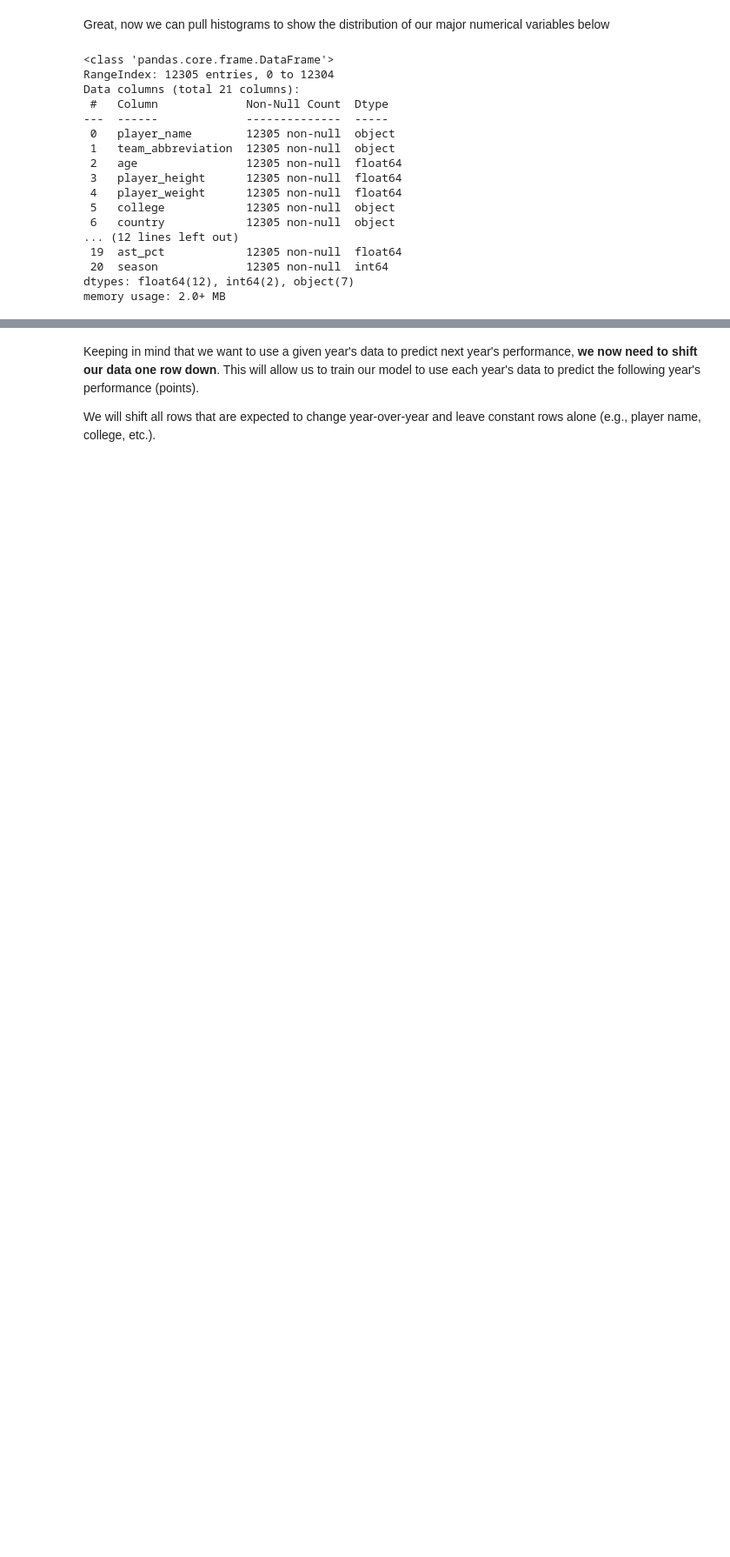
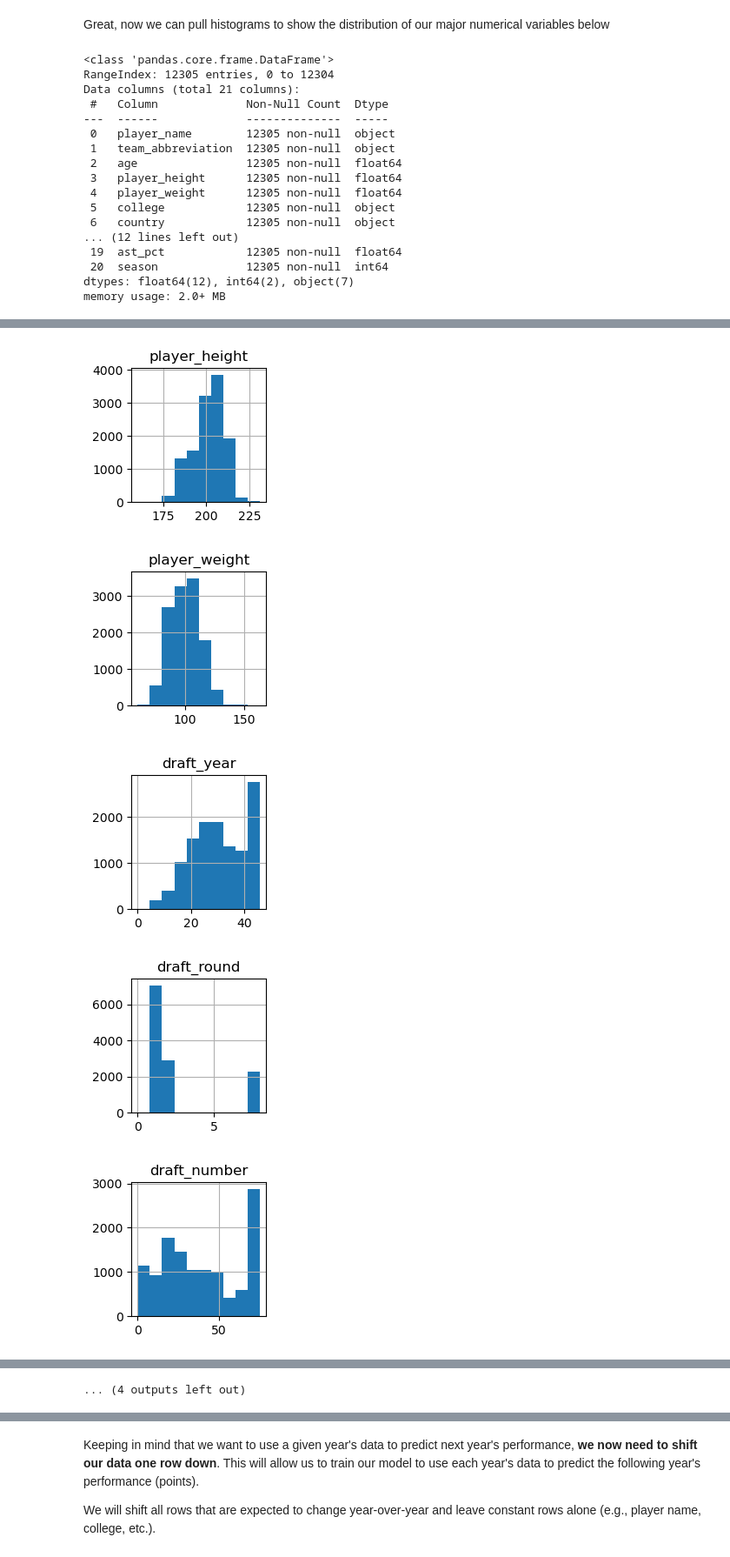
Before and after one commit to ArifHussain4/DataScience, a Jupyter notebook: Random Forest/Random Forest Point Prediction.ipynb, the cells around one changed output, grey strips where cells are left out. Shown at 87% size. Drawn from its saved outputs; the diff is of its cells as text; code cells hidden in the pictures; blank space fills up the shorter version.

```diff
--- a/Random Forest/Random Forest Point Prediction.ipynb
+++ b/Random Forest/Random Forest Point Prediction.ipynb
@@ -127,12 +134,3 @@ Data columns (total 21 columns):
  20  season             12305 non-null  int64
 dtypes: float64(12), int64(2), object(7)
 memory usage: 2.0+ MB
-# %%
-numeric_columns = ['age', 'player_height', 'player_weight', 'gp', 'pts', 'reb', 'ast', 'net_rating', 'oreb_pct', 'dreb_pct', 'usg_pct', 'ts_pct', 'ast_pct']
-data_num = data[numeric_columns]
-
-for column in numeric_columns:
-    plt.figure(figsize = (2,2))
-    data_num[column].hist()
-    plt.title(column)
-    plt.show()
@@ -158,15 +140,24 @@ Now that we better understand the distribution of the numeric data and have drop
 #Identify a list of categorical variables
 cat = (data.dtypes == 'object')
 object_columns = list(cat[cat].index)
-print('Categorical variables:', object_columns)
+print('Categorical variables:', object_columns, '\n')
 
 #We can use LabelEncoder from SK Learn to
 #encode categorical variables as numeric values
-encoder = LabelEncoder()
-for i in object_columns:
-    data[i] = data[[i]].apply(encoder.fit_transform)
 
-#check new data types
-print(data.dtypes)
+# Create a dictionary to store the LabelEncoder instances for each object type column
+encoders = {}
+
+# Iterate over each object type column in the dataframe
+for col in data.columns:
+    if data[col].dtype == "object":
+        # Initialize a LabelEncoder instance for the column
+        le = LabelEncoder()
+        # Fit and transform the column to convert object type to numeric values
+        data[col] = le.fit_transform(data[col])
+        # Store the LabelEncoder instance in the dictionary
+        encoders[col] = le
+
+data.info()
 # %% [output]
 Categorical variables: ['player_name', 'team_abbreviation', 'college', 'country', 'draft_year', 'draft_round', 'draft_number']
@@ -188,0 +182,9 @@ dtype: object
+# %%
+data_dist = data.drop(columns = ['player_name', 'team_abbreviation', 'college', 'country', 'season'])
+
+for column in data_dist:
+    plt.figure(figsize = (2,2))
+    data_dist[column].hist()
+    plt.title(column)
+    plt.show()
+# %% [output]
@@ -188,0 +192,5 @@ dtype: object
+[figure, added]
+[figure, added]
+[figure, added]
+[figure, added]
+[figure, added]
@@ -188,0 +203 @@ dtype: object
+... (4 outputs left out)
```
Also changed, not shown: parts of 26 cells of this notebook.
